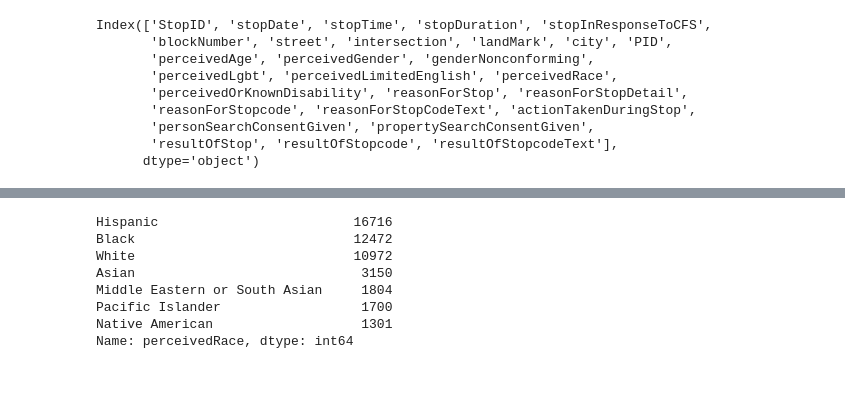
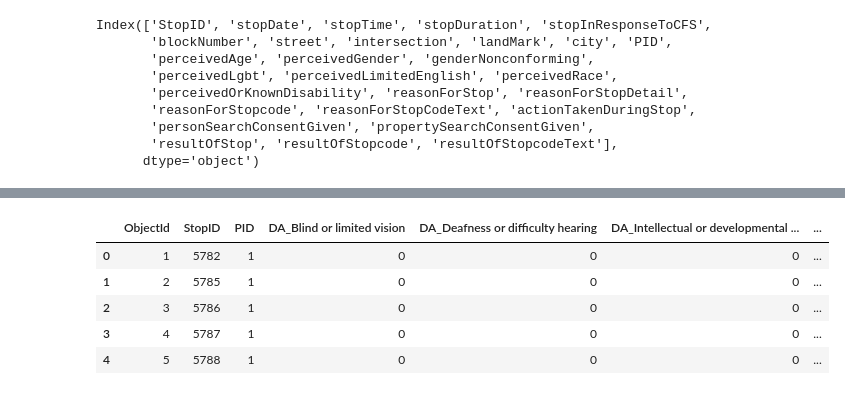
Before and after one commit to tsamba120/Long-Beach-Policing-Analysis, a Jupyter notebook: cleaning_notebooks/pre_EDA_cleaning.ipynb, the cells around one changed output, grey strips where cells are left out. Cells and saved outputs as stored; diff of their text form; code cells hidden in the pictures.

```diff
--- a/pre_EDA_cleaning.ipynb
+++ b/cleaning_notebooks/pre_EDA_cleaning.ipynb
@@ -87,0 +142,4 @@ Index(['StopID', 'stopDate', 'stopTime', 'stopDuration', 'stopInResponseToCFS',
+# %%
+disability_df.rename(columns= lambda x: re.sub('properties.', '', x), inplace=True)
+disability_df.rename(columns= lambda x: re.sub('perceivedOrKnown', '', x), inplace=True)
+disability_df.head(3)
@@ -118,11 +173,12 @@ df.head(5)
-# %%
-df[['StopID', 'PID', 'perceivedRace']].drop_duplicates()['perceivedRace'].value_counts()
-# %% [output]
-Hispanic                         16716
-Black                            12472
-White                            10972
-Asian                             3150
-Middle Eastern or South Asian     1804
-Pacific Islander                  1700
-Native American                   1301
-Name: perceivedRace, dtype: int64
+# %%
+disability_df = pd.get_dummies(disability_df)
+disability_df.drop('Disability_None', axis=1, inplace=True)
+disability_df.rename(columns=lambda x: re.sub('Disability_', 'DA_', x), inplace=True)
+disability_df.head()
+# %% [output]
+|  | ObjectId | StopID | PID | DA_Blind or limited vision | DA_Deafness or difficulty hearing | DA_Intellectual or developmental ... | ... |
+| 0 | 1 | 5782 | 1 | 0 | 0 | 0 | ... |
+| 1 | 2 | 5785 | 1 | 0 | 0 | 0 | ... |
+| 2 | 3 | 5786 | 1 | 0 | 0 | 0 | ... |
+| 3 | 4 | 5787 | 1 | 0 | 0 | 0 | ... |
+| 4 | 5 | 5788 | 1 | 0 | 0 | 0 | ... |
```
Also changed, not shown: parts of 22 cells of this notebook, 3 other files.
